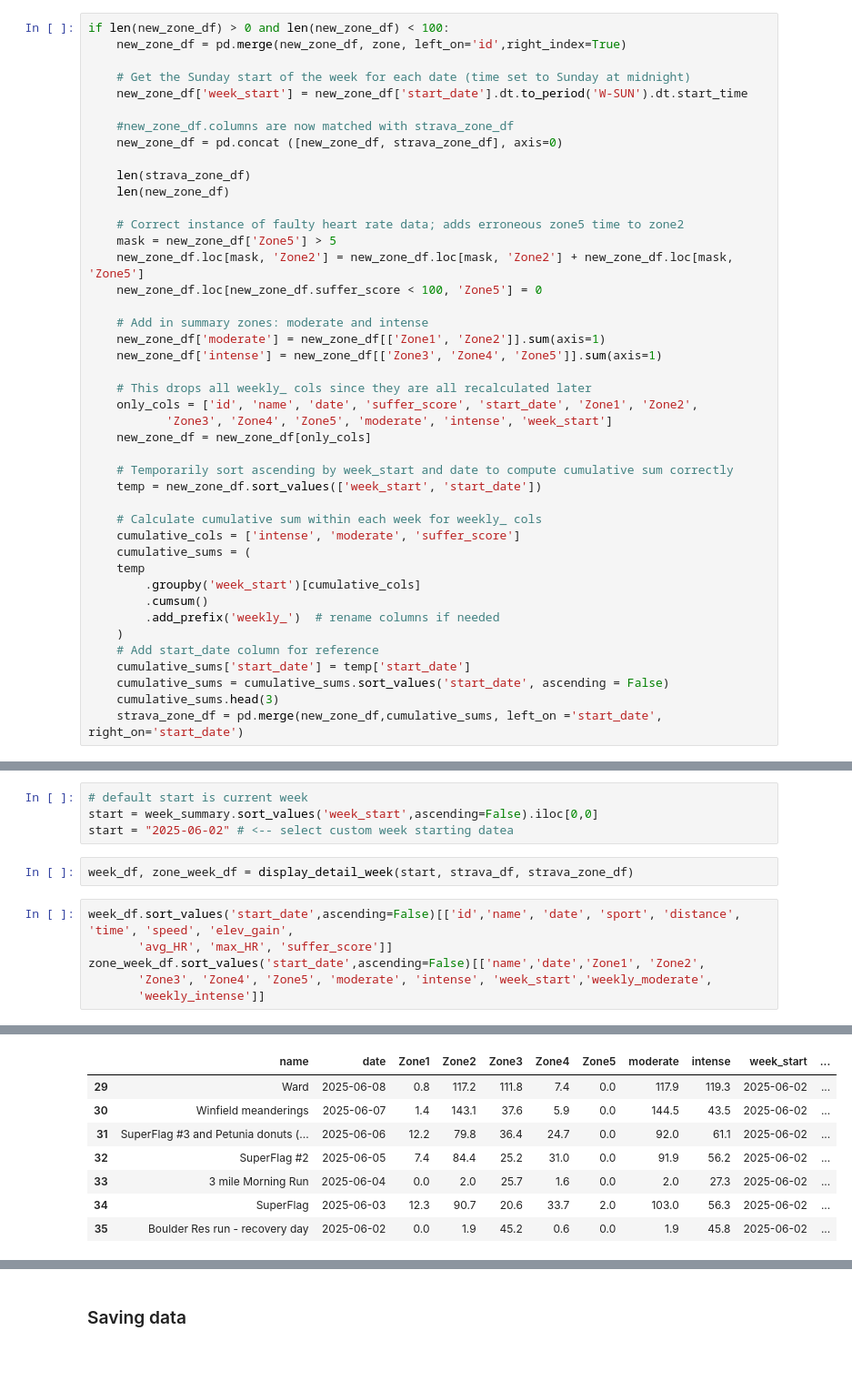
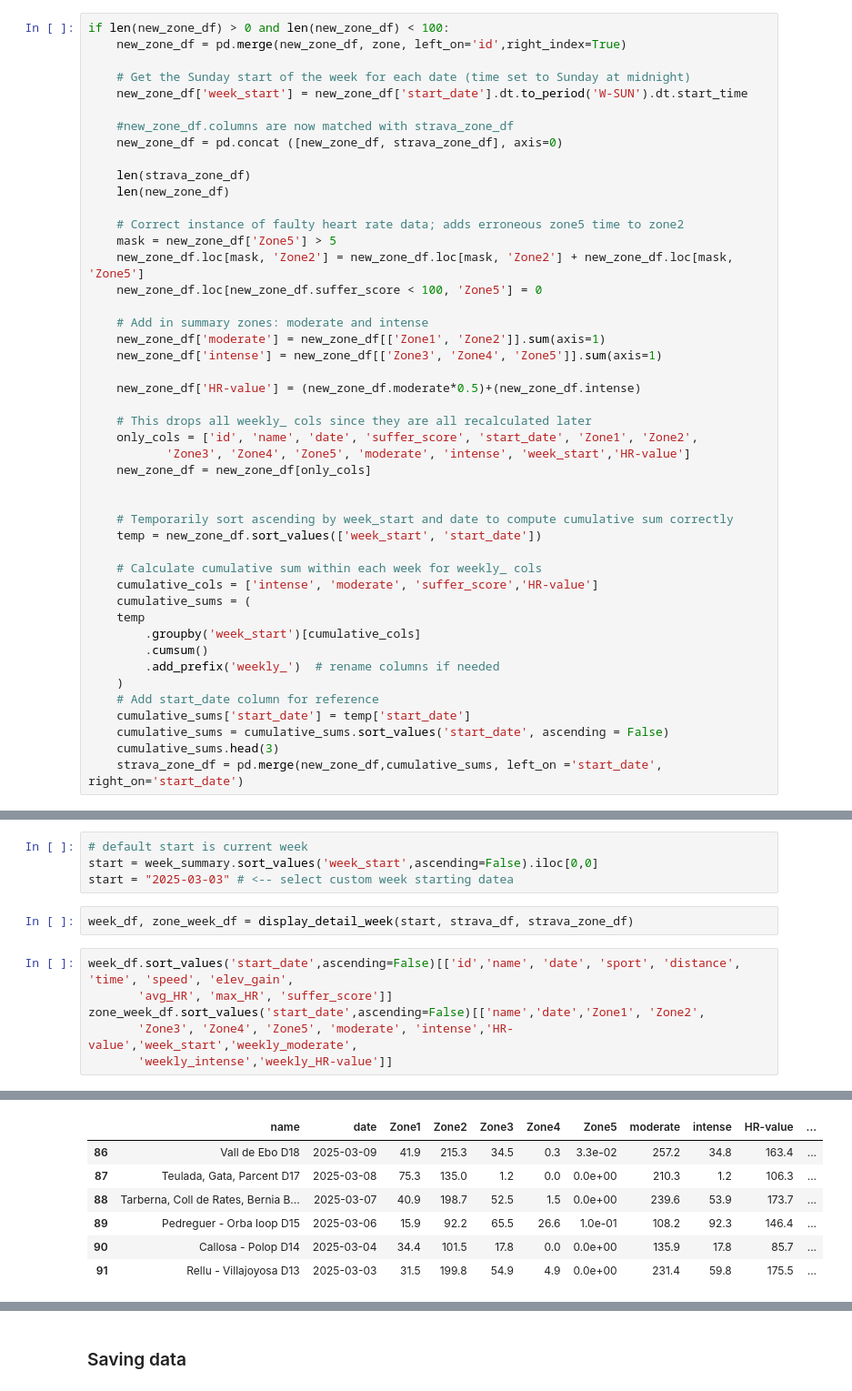
Before and after one commit to edterrell/healthy_heart, a Jupyter notebook: strava_API.ipynb, the cells around one changed output, grey strips where cells are left out. Shown at 91% size. Drawn from its saved outputs; the diff is of its cells as text; blank space fills up the shorter version.

Commit message:
added in HR-value and weekly_HR-value calculations. 50% of moderate pluse 100% of intense; build_week_summary function in zone.py was modified for same.

```diff
--- a/strava_API.ipynb
+++ b/strava_API.ipynb
@@ -319,16 +321,19 @@ if len(new_zone_df) > 0 and len(new_zone_df) < 100:
     new_zone_df['moderate'] = new_zone_df[['Zone1', 'Zone2']].sum(axis=1)
     new_zone_df['intense'] = new_zone_df[['Zone3', 'Zone4', 'Zone5']].sum(axis=1)
 
+    new_zone_df['HR-value'] = (new_zone_df.moderate*0.5)+(new_zone_df.intense)
+
     # This drops all weekly_ cols since they are all recalculated later
     only_cols = ['id', 'name', 'date', 'suffer_score', 'start_date', 'Zone1', 'Zone2',
-           'Zone3', 'Zone4', 'Zone5', 'moderate', 'intense', 'week_start']
+           'Zone3', 'Zone4', 'Zone5', 'moderate', 'intense', 'week_start','HR-value']
     new_zone_df = new_zone_df[only_cols]
+
 
     # Temporarily sort ascending by week_start and date to compute cumulative sum correctly
     temp = new_zone_df.sort_values(['week_start', 'start_date'])
 
     # Calculate cumulative sum within each week for weekly_ cols
-    cumulative_cols = ['intense', 'moderate', 'suffer_score']
+    cumulative_cols = ['intense', 'moderate', 'suffer_score','HR-value']
     cumulative_sums = (
     temp
         .groupby('week_start')[cumulative_cols]
@@ -415,14 +414,14 @@ zone 5 Anaerobic > 153
 # %%
 # default start is current week
 start = week_summary.sort_values('week_start',ascending=False).iloc[0,0]
-start = "2025-06-02" # <-- select custom week starting datea
+start = "2025-03-03" # <-- select custom week starting datea
 # %%
 week_df, zone_week_df = display_detail_week(start, strava_df, strava_zone_df)
 # %%
 week_df.sort_values('start_date',ascending=False)[['id','name', 'date', 'sport', 'distance', 'time', 'speed', 'elev_gain',
        'avg_HR', 'max_HR', 'suffer_score']]
 zone_week_df.sort_values('start_date',ascending=False)[['name','date','Zone1', 'Zone2',
-       'Zone3', 'Zone4', 'Zone5', 'moderate', 'intense', 'week_start','weekly_moderate',
-       'weekly_intense']]
+       'Zone3', 'Zone4', 'Zone5', 'moderate', 'intense','HR-value','week_start','weekly_moderate',
+       'weekly_intense','weekly_HR-value']]
 # %% [output]
 |  | id | name | date | sport | distance | time | speed | elev_gain | avg_HR | max_HR | ... |
@@ -436,11 +434,10 @@ zone_week_df.sort_values('start_date',ascending=False)[['name','date','Zone1', '
-|  | name | date | Zone1 | Zone2 | Zone3 | Zone4 | Zone5 | moderate | intense | week_start | ... |
-| 29 | Ward | 2025-06-08 | 0.8 | 117.2 | 111.8 | 7.4 | 0.0 | 117.9 | 119.3 | 2025-06-02 | ... |
-| 30 | Winfield meanderings | 2025-06-07 | 1.4 | 143.1 | 37.6 | 5.9 | 0.0 | 144.5 | 43.5 | 2025-06-02 | ... |
-| 31 | SuperFlag #3 and Petunia donuts (... | 2025-06-06 | 12.2 | 79.8 | 36.4 | 24.7 | 0.0 | 92.0 | 61.1 | 2025-06-02 | ... |
-| 32 | SuperFlag #2 | 2025-06-05 | 7.4 | 84.4 | 25.2 | 31.0 | 0.0 | 91.9 | 56.2 | 2025-06-02 | ... |
-| 33 | 3 mile Morning Run | 2025-06-04 | 0.0 | 2.0 | 25.7 | 1.6 | 0.0 | 2.0 | 27.3 | 2025-06-02 | ... |
-| 34 | SuperFlag | 2025-06-03 | 12.3 | 90.7 | 20.6 | 33.7 | 2.0 | 103.0 | 56.3 | 2025-06-02 | ... |
-| 35 | Boulder Res run - recovery day | 2025-06-02 | 0.0 | 1.9 | 45.2 | 0.6 | 0.0 | 1.9 | 45.8 | 2025-06-02 | ... |
+|  | name | date | Zone1 | Zone2 | Zone3 | Zone4 | Zone5 | moderate | intense | HR-value | ... |
+| 86 | Vall de Ebo D18 | 2025-03-09 | 41.9 | 215.3 | 34.5 | 0.3 | 3.3e-02 | 257.2 | 34.8 | 163.4 | ... |
+| 87 | Teulada, Gata, Parcent D17 | 2025-03-08 | 75.3 | 135.0 | 1.2 | 0.0 | 0.0e+00 | 210.3 | 1.2 | 106.3 | ... |
+| 88 | Tarberna, Coll de Rates, Bernia B... | 2025-03-07 | 40.9 | 198.7 | 52.5 | 1.5 | 0.0e+00 | 239.6 | 53.9 | 173.7 | ... |
+| 89 | Pedreguer - Orba loop D15 | 2025-03-06 | 15.9 | 92.2 | 65.5 | 26.6 | 1.0e-01 | 108.2 | 92.3 | 146.4 | ... |
+| 90 | Callosa - Polop D14 | 2025-03-04 | 34.4 | 101.5 | 17.8 | 0.0 | 0.0e+00 | 135.9 | 17.8 | 85.7 | ... |
+| 91 | Rellu - Villajoyosa D13 | 2025-03-03 | 31.5 | 199.8 | 54.9 | 4.9 | 0.0e+00 | 231.4 | 59.8 | 175.5 | ... |
 # %%
 # Set number of rows to display
 pd.set_option('display.max_rows', 20) #if set to None this will show all
```
Also changed, not shown: parts of 14 cells of this notebook, 1 other file.
